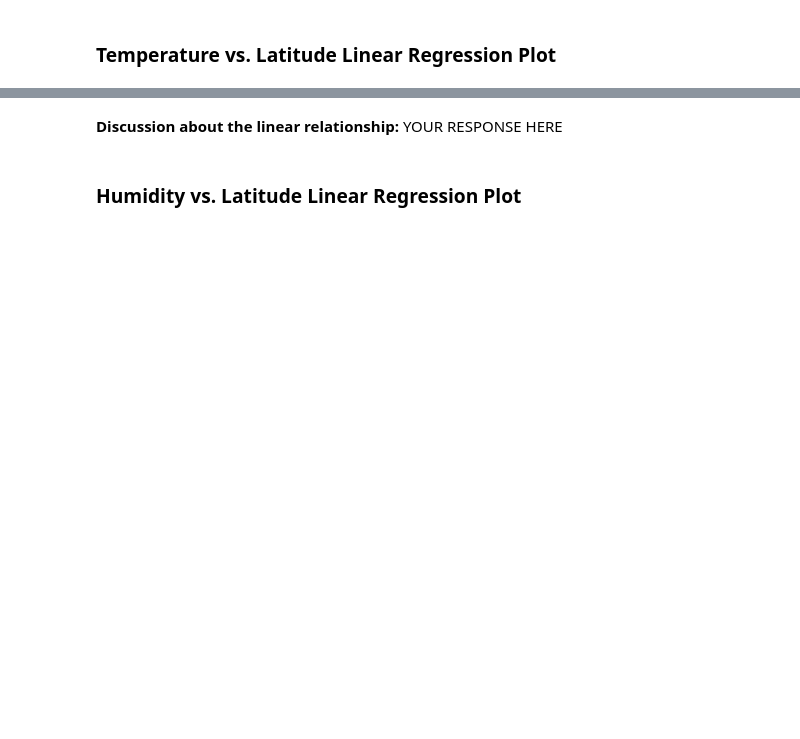
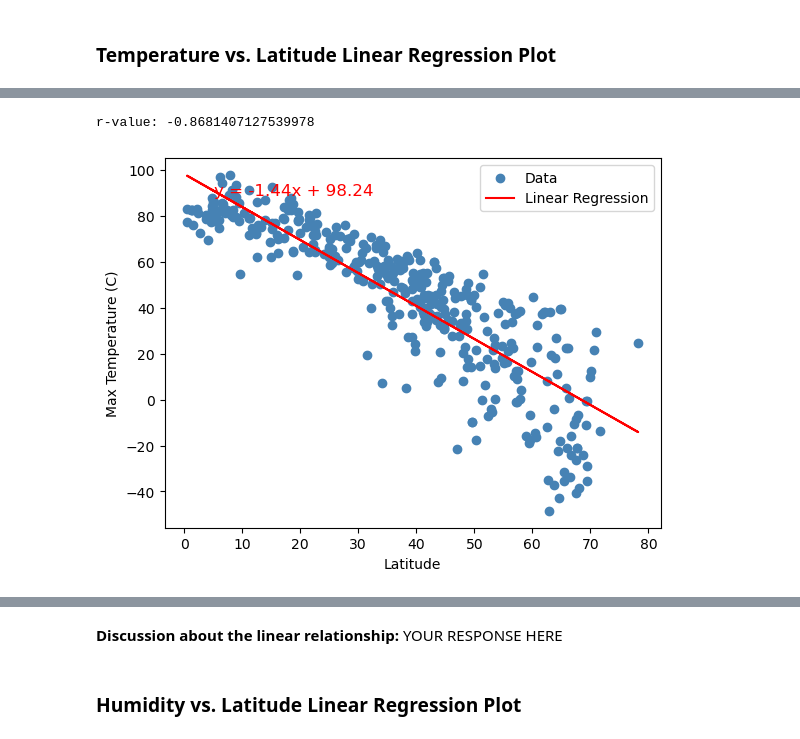
Before and after one commit to teelam1910/python-api-analysis, a Jupyter notebook: WeatherPy/WeatherPy (main).ipynb, the cells around one changed output, grey strips where cells are left out. Saved outputs shown, nothing was run; the diff lists cells and outputs as text; code cells hidden in the pictures; blank space fills up the shorter version.

Commit message:
completed weatherpy graphs. need analysis in each section

```diff
--- a/WeatherPy/WeatherPy (main).ipynb
+++ b/WeatherPy/WeatherPy (main).ipynb
@@ -315,3 +306,30 @@ plt.show()
+# %%
+# Define a function to create Linear Regression plots
+
+def linear_reg(x, y, title):
+    # Linear regression
+    slope, intercept, r_value, p_value, std_err = linregress(x, y)
+
+    print(f"r-value: {r_value}")
+    plt.scatter(x, y, color='steelblue', label='Data')
+
+    # regression line
+    regression_line = slope * x + intercept
+    plt.plot(x, regression_line, color='red', label='Linear Regression')
+
+
+    equation_text = f'y = {slope:.2f}x + {intercept:.2f}'
+    plt.text(0.1, 0.9, equation_text, fontsize=12, transform=plt.gca().transAxes, color='red')
+
+    plt.xlabel('Latitude')
+    plt.ylabel(title)
+
+
+    # Add legend
+    plt.legend()
+
+    # Show plot
+    plt.show()
 # %%
 # X = credit_score_df['Yearly Groceries : Current Debt']
 # y = credit_score_df['Yearly Expenditure : Current Debt']
@@ -374,0 +381,9 @@ The r-value is: 0.4121057168607245
+# %%
+# Linear regression on Northern Hemisphere
+x = northern_hemi_df.Lat
+y = northern_hemi_df['Max Temp']
+title = 'Max Temperature (C)'
+linear_reg(x,y, title)
+# %% [output]
+r-value: -0.8681407127539978
+[figure, added]
```
Also changed, not shown: parts of 26 cells of this notebook, 1 other file.
